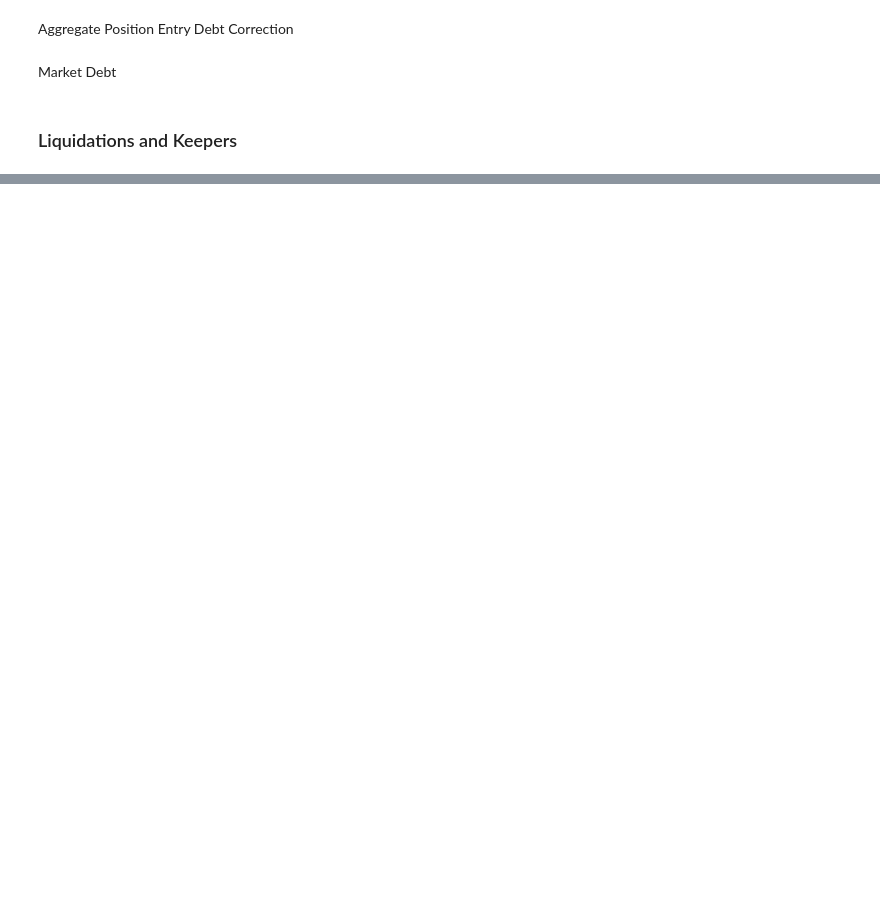
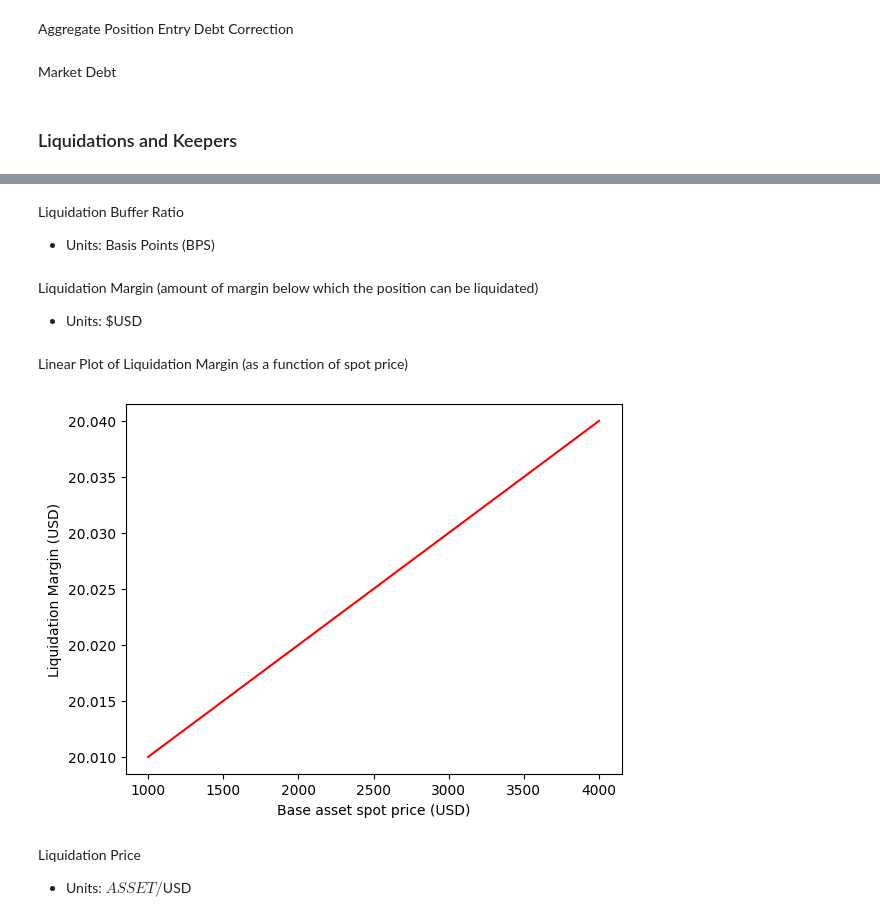
Before and after one commit to Kwenta/quanto-py, a Jupyter notebook: synthetix/futures-v1.ipynb, the cells around one changed output, grey strips where cells are left out. Cells and saved outputs as stored; diff of their text form; code cells hidden in the pictures; blank space fills up the shorter version.

```diff
--- a/synthetix/futures-v1.ipynb
+++ b/synthetix/futures-v1.ipynb
@@ -165,0 +404,2 @@ approximate_liquidation_price = (
+# %%
+r_fee = 35 / 10000
@@ -165,0 +410,37 @@ approximate_liquidation_price = (
+# %%
+D = 20
+# %% [markdown]
+Liquidation Buffer Ratio
+
+-   Units: Basis Points (BPS)
+# %%
+r_buffer = 1 / 10000
+# %% [markdown]
+Liquidation Margin (amount of margin below which the position can be liquidated)
+
+-   Units: $USD
+# %%
+liq_margin = calculate_liquidation_margin(
+    calculate_position_size(
+        m_e,
+        λ_e,
+        b_e,
+    ),
+    Δb,
+    r_fee,
+    D,
+    r_buffer,
+)
+# %% [markdown]
+Linear Plot of Liquidation Margin (as a function of spot price)
+# %%
+plt.plot(Δb, liq_margin, "r")
+plt.ylabel("Liquidation Margin (USD)")
+plt.xlabel("Base asset spot price (USD)")
+plt.show()
+# %% [output]
+[figure, added]
+# %% [markdown]
+Liquidation Price
+
+-   Units: $ASSET/$USD
```
Also changed, not shown: parts of 79 cells of this notebook.
